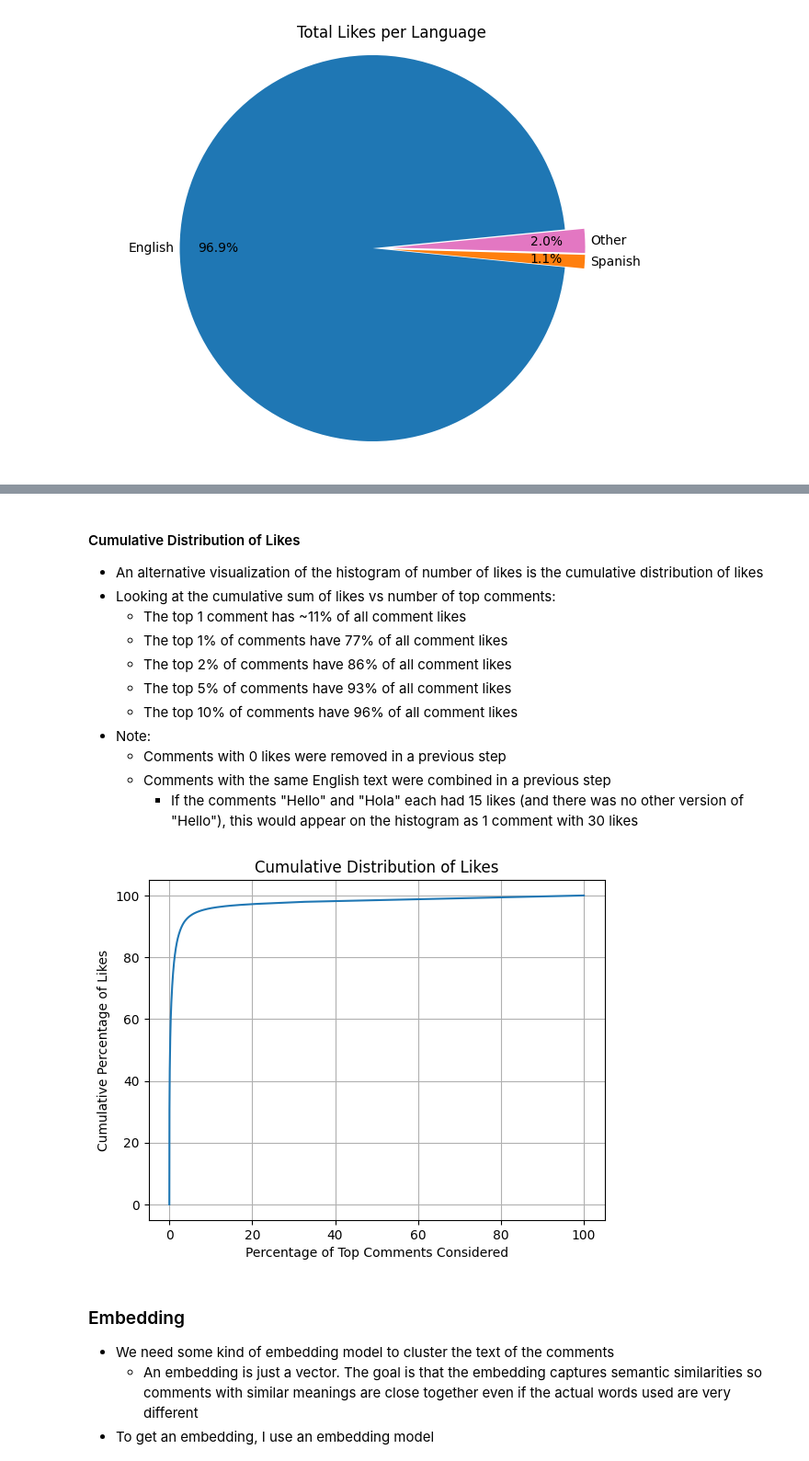
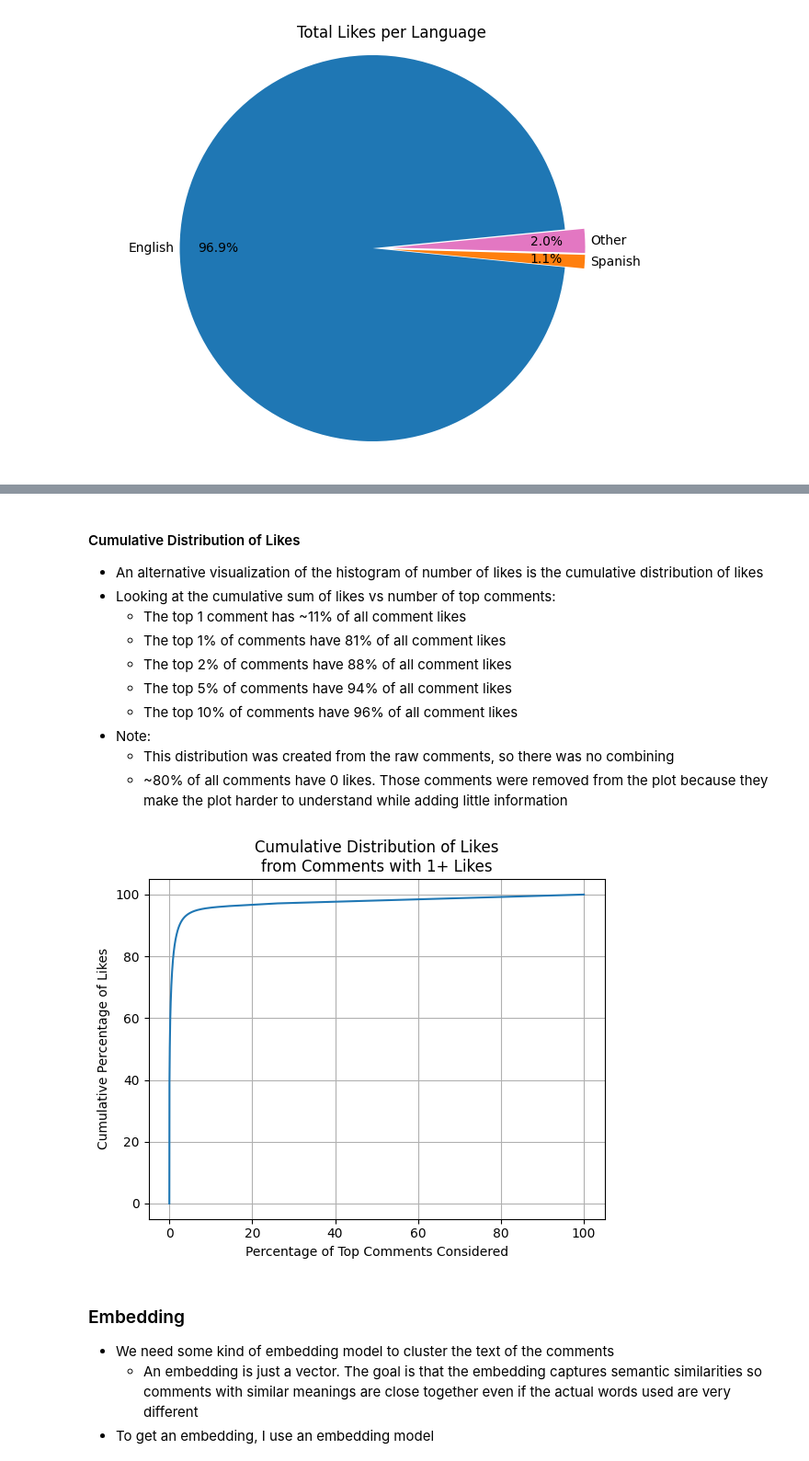
Before and after one commit to nickwcalifano/portfolio, a Jupyter notebook: text_clustering.ipynb, the cells around one changed output, grey strips where cells are left out. Shown at 92% size. Saved outputs shown, nothing was run; the diff lists cells and outputs as text; code cells hidden in the pictures.

```diff
--- a/text_clustering.ipynb
+++ b/text_clustering.ipynb
@@ -452,28 +463,28 @@ plt.show()
 * An alternative visualization of the histogram of number of likes is the cumulative distribution of likes
 * Looking at the cumulative sum of likes vs number of top comments:
     * The top 1 comment has ~11% of all comment likes
-    * The top 1% of comments have 77% of all comment likes
-    * The top 2% of comments have 86% of all comment likes
-    * The top 5% of comments have 93% of all comment likes
+    * The top 1% of comments have 81% of all comment likes
+    * The top 2% of comments have 88% of all comment likes
+    * The top 5% of comments have 94% of all comment likes
     * The top 10% of comments have 96% of all comment likes
 * Note:
-    * Comments with 0 likes were removed in a previous step
-    * Comments with the same English text were combined in a previous step
-        * If the comments "Hello" and "Hola" each had 15 likes (and there was no other version of "Hello"), this would appear on the histogram as 1 comment with 30 likes
+    * This distribution was created from the raw comments, so there was no combining
+    * ~80% of all comments have 0 likes. Those comments were removed from the plot because they make the plot harder to understand while adding little information
 # %%
 # Cumulative Distribution of Likes
-sorted_likes = final_comments["Likes"].sort_values(ascending=False).to_numpy()
+liked_comments = raw_comments[raw_comments["Likes"] > 0]
+sorted_likes = liked_comments["Likes"].sort_values(ascending=False).to_numpy()
 cumulative_likes = np.cumsum(sorted_likes) / sum(sorted_likes)
 cumulative_likes = np.insert(cumulative_likes, 0, 0.0) * 100
 
 plt.plot(np.linspace(0, 100, len(cumulative_likes), endpoint=True), cumulative_likes)
 plt.grid()
 plt.xlabel("Percentage of Top Comments Considered")
 plt.ylabel("Cumulative Percentage of Likes")
-plt.title("Cumulative Distribution of Likes")
+plt.title("Cumulative Distribution of Likes\nfrom Comments with 1+ Likes")
 plt.show()
 # %% [output]
-[figure, old version]
+[figure, new version]
 # %% [markdown]
 ### Embedding
 * We need some kind of embedding model to cluster the text of the comments
```
Also changed, not shown: parts of 9 cells of this notebook.
